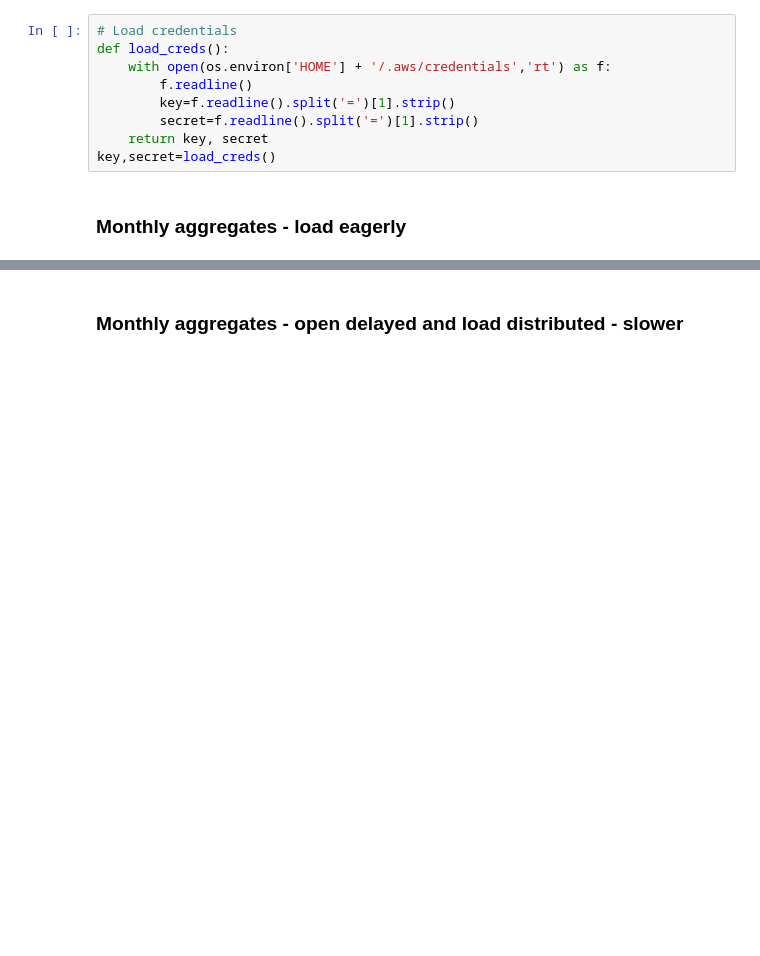
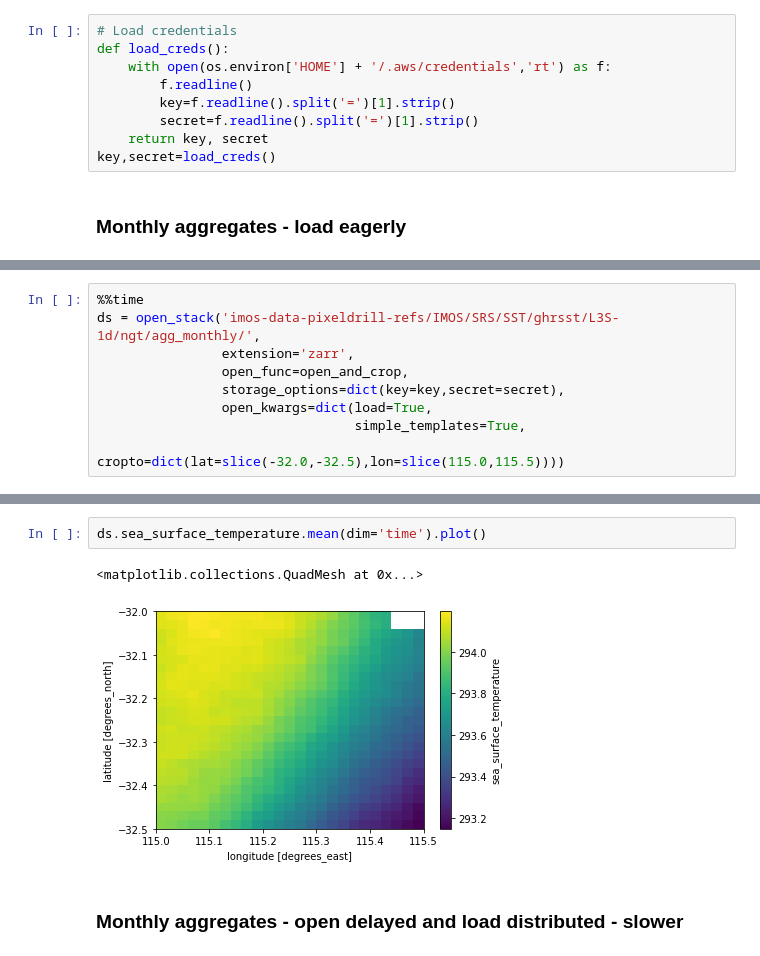
Before and after one commit to aodn/pixeldrill, a Jupyter notebook: notebooks/access_via_aggindex.ipynb, the cells around one changed output, grey strips where cells are left out. Drawn from its saved outputs; the diff is of its cells as text; blank space fills up the shorter version.

```diff
--- a/notebooks/access_via_aggindex.ipynb
+++ b/notebooks/access_via_aggindex.ipynb
@@ -123,0 +157,9 @@ Wall time: 1min 9s
+# %%
+%%time
+ds = open_stack('imos-data-pixeldrill-refs/IMOS/SRS/SST/ghrsst/L3S-1d/ngt/agg_monthly/',
+                extension='zarr',
+                open_func=open_and_crop,
+                storage_options=dict(key=key,secret=secret),
+                open_kwargs=dict(load=True,
+                                 simple_templates=True,
+                                 cropto=dict(lat=slice(-32.0,-32.5),lon=slice(115.0,115.5))))
@@ -124,3 +195,8 @@ Wall time: 1min 9s
+# %%
+ds.sea_surface_temperature.mean(dim='time').plot()
+# %% [output]
+<matplotlib.collections.QuadMesh at 0x...>
+[figure, added]
 # %% [markdown]
 ### Monthly aggregates - open delayed and load distributed - slower
 # %%
```
Also changed, not shown: parts of 23 cells of this notebook, 1 other file.
